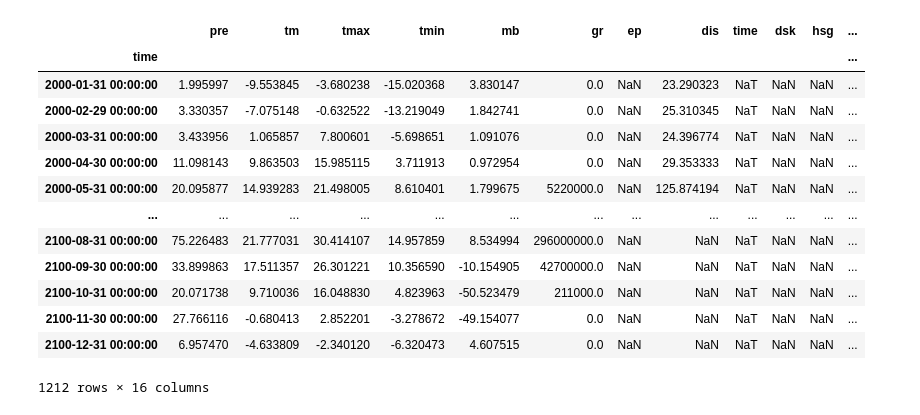
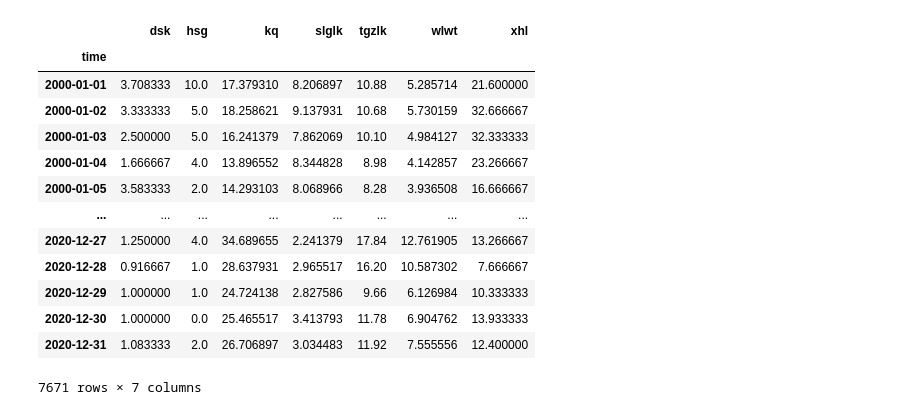
Before and after one commit to Dongdong001122/daily_river_runoff_projection_tarim, a Jupyter notebook: process_CMIP6_2.ipynb, the cells around one changed output. Saved outputs shown, nothing was run; the diff lists cells and outputs as text; code cells hidden in the pictures.

Commit message:
CMIP6 and evapotranspiration data preprocessing

```diff
--- a/process_CMIP6_2.ipynb
+++ b/process_CMIP6_2.ipynb
@@ -1,20 +1,3 @@
 # %%
 import pandas as pd
 from matplotlib import pyplot as plt
-# %%
-station_df
-# %% [output]
-|  | pre | tm | tmax | tmin | mb | gr | ep | dis | time | dsk | hsg | ... |
-| time |  |  |  |  |  |  |  |  |  |  |  | ... |
-| 2000-01-31 00:00:00 | 1.995997 | -9.553845 | -3.680238 | -15.020368 | 3.830147 | 0.0 | NaN | 23.290323 | NaT | NaN | NaN | ... |
-| 2000-02-29 00:00:00 | 3.330357 | -7.075148 | -0.632522 | -13.219049 | 1.842741 | 0.0 | NaN | 25.310345 | NaT | NaN | NaN | ... |
-| 2000-03-31 00:00:00 | 3.433956 | 1.065857 | 7.800601 | -5.698651 | 1.091076 | 0.0 | NaN | 24.396774 | NaT | NaN | NaN | ... |
-| 2000-04-30 00:00:00 | 11.098143 | 9.863503 | 15.985115 | 3.711913 | 0.972954 | 0.0 | NaN | 29.353333 | NaT | NaN | NaN | ... |
-| 2000-05-31 00:00:00 | 20.095877 | 14.939283 | 21.498005 | 8.610401 | 1.799675 | 5220000.0 | NaN | 125.874194 | NaT | NaN | NaN | ... |
-| ... | ... | ... | ... | ... | ... | ... | ... | ... | ... | ... | ... | ... |
-| 2100-08-31 00:00:00 | 75.226483 | 21.777031 | 30.414107 | 14.957859 | 8.534994 | 296000000.0 | NaN | NaN | NaT | NaN | NaN | ... |
-| 2100-09-30 00:00:00 | 33.899863 | 17.511357 | 26.301221 | 10.356590 | -10.154905 | 42700000.0 | NaN | NaN | NaT | NaN | NaN | ... |
-| 2100-10-31 00:00:00 | 20.071738 | 9.710036 | 16.048830 | 4.823963 | -50.523479 | 211000.0 | NaN | NaN | NaT | NaN | NaN | ... |
-| 2100-11-30 00:00:00 | 27.766116 | -0.680413 | 2.852201 | -3.278672 | -49.154077 | 0.0 | NaN | NaN | NaT | NaN | NaN | ... |
-| 2100-12-31 00:00:00 | 6.957470 | -4.633809 | -2.340120 | -6.320473 | 4.607515 | 0.0 | NaN | NaN | NaT | NaN | NaN | ... |
-1212 rows × 16 columns
@@ -20,0 +15,30 @@ station_df
+# %%
+# Read the CSV file
+et_df = pd.read_csv(r'F:\geodata\et_dataset_chenhuiling\et_dataset_yang_station.csv', index_col=0)
+
+# Convert the index to datetime format
+et_df.index = pd.to_datetime(et_df.index)
+
+# Filter data for dates after January 1, 2000
+et_df = et_df[et_df.index >= '2000-01-01']
+
+# Resample and calculate the mean
+et_mon = et_df.resample('ME').mean()
+et_mon['year_month'] = et_mon.index.to_period('M').astype(str)
+# Output the result
+et_df
+# %% [output]
+|  | dsk | hsg | kq | slglk | tgzlk | wlwt | xhl |
+| time |  |  |  |  |  |  |  |
+| 2000-01-01 | 3.708333 | 10.0 | 17.379310 | 8.206897 | 10.88 | 5.285714 | 21.600000 |
+| 2000-01-02 | 3.333333 | 5.0 | 18.258621 | 9.137931 | 10.68 | 5.730159 | 32.666667 |
+| 2000-01-03 | 2.500000 | 5.0 | 16.241379 | 7.862069 | 10.10 | 4.984127 | 32.333333 |
+| 2000-01-04 | 1.666667 | 4.0 | 13.896552 | 8.344828 | 8.98 | 4.142857 | 23.266667 |
+| 2000-01-05 | 3.583333 | 2.0 | 14.293103 | 8.068966 | 8.28 | 3.936508 | 16.666667 |
+| ... | ... | ... | ... | ... | ... | ... | ... |
+| 2020-12-27 | 1.250000 | 4.0 | 34.689655 | 2.241379 | 17.84 | 12.761905 | 13.266667 |
+| 2020-12-28 | 0.916667 | 1.0 | 28.637931 | 2.965517 | 16.20 | 10.587302 | 7.666667 |
+| 2020-12-29 | 1.000000 | 1.0 | 24.724138 | 2.827586 | 9.66 | 6.126984 | 10.333333 |
+| 2020-12-30 | 1.000000 | 0.0 | 25.465517 | 3.413793 | 11.78 | 6.904762 | 13.933333 |
+| 2020-12-31 | 1.083333 | 2.0 | 26.706897 | 3.034483 | 11.92 | 7.555556 | 12.400000 |
+7671 rows × 7 columns
```
Also changed, not shown: parts of 11 cells of this notebook, 3 other files.
